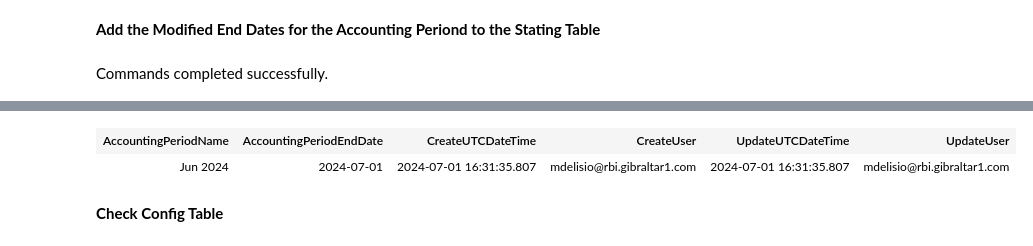
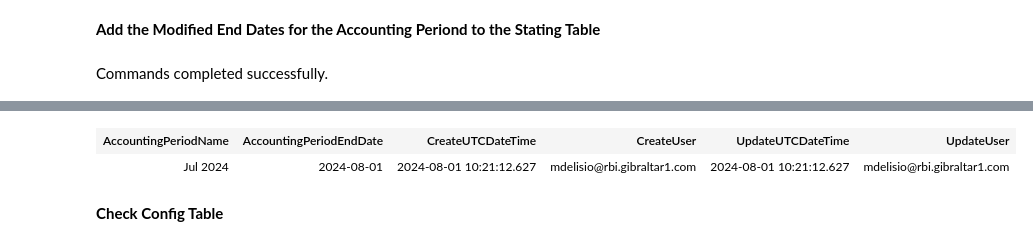
Before and after one commit to mdelisio/SQL-Scripts, a Jupyter notebook: Notebook- Update Accouinting Period End Date.ipynb, the cells around one changed output, grey strips where cells are left out. Cells and saved outputs as stored; diff of their text form; code cells hidden in the pictures.

```diff
--- a/Notebook- Update Accouinting Period End Date.ipynb
+++ b/Notebook- Update Accouinting Period End Date.ipynb
@@ -2,7 +2,7 @@
 **Add the Modified End Dates for the Accounting Periond to the Stating Table**
 # %%
 	EXEC EDWConfig.usp_AccountingPeriodEndDate_Modify
-		@AccountingPeriodName		= 'Jun 2024'
-		,@AccountingPeriodEndDate	= '2024-07-01'
+		@AccountingPeriodName		= 'Jul 2024'
+		,@AccountingPeriodEndDate	= '2024-08-01'
 # %% [output]
 Commands completed successfully.
@@ -10,5 +10,5 @@ Total execution time: 00:00:00.317
 | AccountingPeriodName | AccountingPeriodEndDate | CreateUTCDateTime | CreateUser | UpdateUTCDateTime | UpdateUser |
-| Jun 2024 | 2024-07-01 | 2024-07-01 16:31:35.807 | mdelisio@rbi.gibraltar1.com | 2024-07-01 16:31:35.807 | mdelisio@rbi.gibraltar1.com |
+| Jul 2024 | 2024-08-01 | 2024-08-01 10:21:12.627 | mdelisio@rbi.gibraltar1.com | 2024-08-01 10:21:12.627 | mdelisio@rbi.gibraltar1.com |
 # %% [markdown]
 **Check Config Table**
 # %%
```
Also changed, not shown: parts of 4 cells of this notebook, 8 other files.
